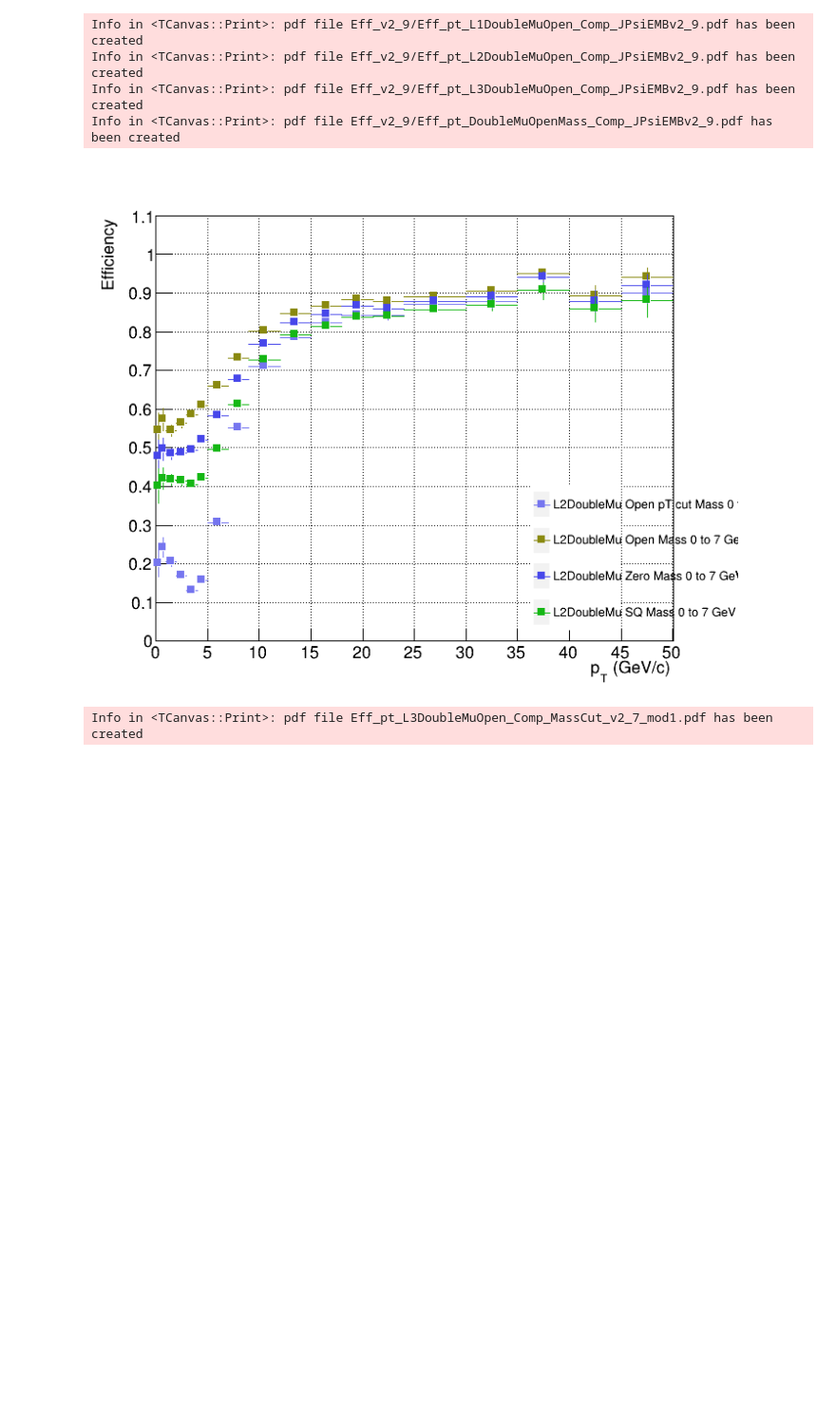
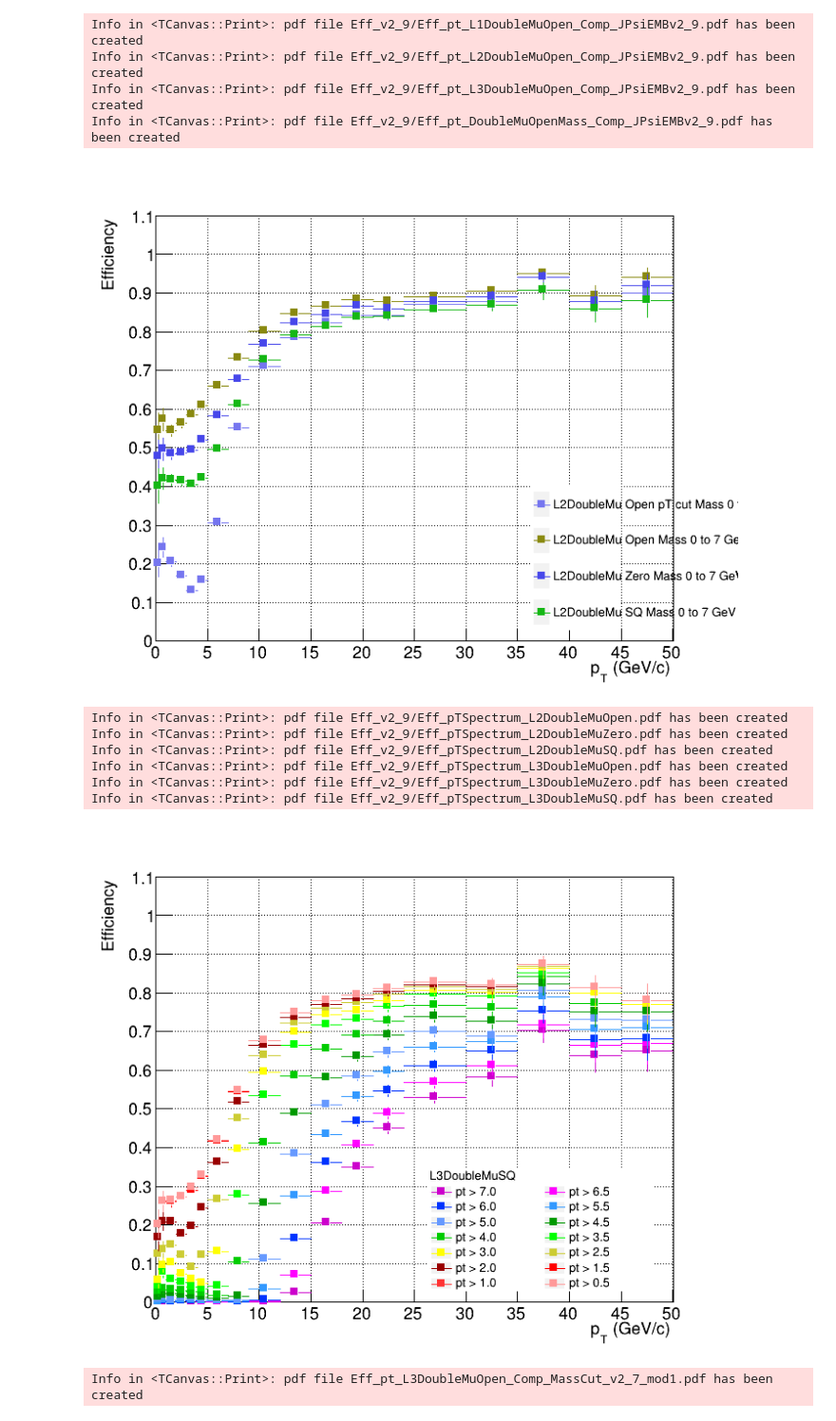
Before and after one commit to vince502/EffCalc, a Jupyter notebook: GetEfficiency.ipynb, the cells around one changed output. Shown at 95% size. Saved outputs shown, nothing was run; the diff lists cells and outputs as text; code cells hidden in the pictures; blank space fills up the shorter version.

```diff
--- a/GetEfficiency.ipynb
+++ b/GetEfficiency.ipynb
@@ -128,7 +129,8 @@ def DrawTrigSeq(trigDir, obj, canv, _and = False, _col = 221, _leg = 0, _disc =
 f_out1 = TFile.Open("output_Data2018_v2_6.root")
 # f_out2 = TFile.Open("output_Data2018_v2_7_mod1.root")
 # f_out2 = TFile.Open("output_JPsiEMB_v2_9.root")
-f_out2 = TFile.Open("output_JPsiEMB_v2_9.root")
+f_out2 = TFile.Open("output_JPsiEMB_v2_9_test2.root")
+f_out3 = TFile.Open("output_JPsiEMB_v2_9.root")
 
 ver1 = "v2_9"
 pltdir = "Eff_%s" % ver1
@@ -163,9 +165,9 @@ leg.Clear()
 # canv, leg = DrawTrigSeq(f_out1.Get("L2DoubleMuZero"), 'pt', canv, _and = True, _col = 221, _leg = leg, _disc = "L2DoubleMuZero v2-6")
 # canv, leg = DrawTrigSeq(f_out1.Get("L2DoubleMuSQ"), 'pt', canv, _and = True, _col = 208, _leg = leg, _disc = "L2DoubleMu SQ v2-6")
 
-canv, leg = DrawTrigSeq(f_out2.Get("L2DoubleMuOpen"), 'pt_3p5', canv, _and = False, _col = 216, _leg = leg, _disc = "L2DoubleMuOpen %s" % ver1)
-canv, leg = DrawTrigSeq(f_out2.Get("L2DoubleMuZero"), 'pt_3p5', canv, _and = True, _col = 211, _leg = leg, _disc = "L2DoubleMuZero %s" % ver1)
-canv, leg = DrawTrigSeq(f_out2.Get("L2DoubleMuSQ"), 'pt_3p5', canv, _and = True, _col = 95, _leg = leg, _disc = "L2DoubleMu SQ %s" % ver1)
+canv, leg = DrawTrigSeq(f_out2.Get("L2DoubleMuOpen"), 'pt', canv, _and = False, _col = 216, _leg = leg, _disc = "L2DoubleMuOpen %s" % ver1)
+canv, leg = DrawTrigSeq(f_out2.Get("L2DoubleMuZero"), 'pt', canv, _and = True, _col = 211, _leg = leg, _disc = "L2DoubleMuZero %s" % ver1)
+canv, leg = DrawTrigSeq(f_out2.Get("L2DoubleMuSQ"), 'pt', canv, _and = True, _col = 95, _leg = leg, _disc = "L2DoubleMu SQ %s" % ver1)
 
 # canv, leg = DrawTrigSeq(f_leg.Get("HLT_HIL2DoubleMuOpen_v"), 'pt', canv, _and = True, _col = 2, _leg = leg, _disc = "HLT_HIL2DoubleMu0_Legacy_v")
 leg.SetX1(0.17)
@@ -179,12 +181,15 @@ leg.Clear()
 # canv, leg = DrawTrigSeq(f_out1.Get("L3DoubleMuZero"), 'pt', canv, _and = True, _col = 221, _leg = leg, _disc = "L3DoubleMuZero v2-6")
 # canv, leg = DrawTrigSeq(f_out1.Get("L3DoubleMuSQ"), 'pt', canv, _and = True, _col = 208, _leg = leg, _disc = "L3DoubleMu SQ v2-6")
 
-canv, leg = DrawTrigSeq(f_out2.Get("L3DoubleMuOpen"), 'pt_3p5', canv, _and = False, _col = 216, _leg = leg, _disc = "L3DoubleMuOpen %s" % ver1)
-canv, leg = DrawTrigSeq(f_out2.Get("L3DoubleMuZero"), 'pt_3p5', canv, _and = True, _col = 211, _leg = leg, _disc = "L3DoubleMuZero %s" % ver1)
-canv, leg = DrawTrigSeq(f_out2.Get("L3DoubleMuSQ"), 'pt_3p5', canv, _and = True, _col = 95, _leg = leg, _disc = "L3DoubleMu SQ %s" % ver1)
+canv, leg = DrawTrigSeq(f_out2.Get("L3DoubleMuOpen"), 'pt', canv, _and = False, _col = 216, _leg = leg, _disc = "dR <0.1 L3DoubleMuOpen %s" % ver1)
+# canv, leg = DrawTrigSeq(f_out2.Get("L3DoubleMuZero"), 'pt', canv, _and = True, _col = 211, _leg = leg, _disc = "dR <0.1 L3DoubleMuZero %s" % ver1)
+# canv, leg = DrawTrigSeq(f_out2.Get("L3DoubleMuSQ"), 'pt', canv, _and = True, _col = 95, _leg = leg, _disc = "dR <0.1 L3DoubleMu SQ %s" % ver1)
+canv, leg = DrawTrigSeq(f_out3.Get("L3DoubleMuOpen"), 'pt', canv, _and = True, _col = 219, _leg = leg, _disc = "dR <0.3 L3DoubleMuOpen %s" % ver1)
+# canv, leg = DrawTrigSeq(f_out3.Get("L3DoubleMuZero"), 'pt', canv, _and = True, _col = 215, _leg = leg, _disc = "dR <0.3 L3DoubleMuZero %s" % ver1)
+# canv, leg = DrawTrigSeq(f_out3.Get("L3DoubleMuSQ"), 'pt', canv, _and = True, _col = 98, _leg = leg, _disc = "dR <0.3 L3DoubleMu SQ %s" % ver1)
 
 #canv, leg = DrawTrigSeq(f_leg.Get("HLT_HIL3DoubleMuOpen_v"), 'pt', canv, _and = True, _col = 2, _leg = leg, _disc = "HLT_HIL3DoubleMu0_Legacy_v")
-leg.SetX1(0.72);leg.SetX2(0.82);leg.SetY1(0.12);leg.SetY2(0.39);
+leg.SetX1(0.52);leg.SetX2(0.82);leg.SetY1(0.12);leg.SetY2(0.39);
 leg.SetNColumns(1)
 leg.DrawClone()
 leg.Clear()
@@ -221,6 +226,44 @@ Info in <TCanvas::Print>: pdf file Eff_v2_9/Eff_pt_L2DoubleMuOpen_Comp_JPsiEMBv2
 Info in <TCanvas::Print>: pdf file Eff_v2_9/Eff_pt_L3DoubleMuOpen_Comp_JPsiEMBv2_9.pdf has been created
 Info in <TCanvas::Print>: pdf file Eff_v2_9/Eff_pt_DoubleMuOpenMass_Comp_JPsiEMBv2_9.pdf has been created
 [figure]
+# %%
+leg.Clear()
+leg.SetX1(0.52);leg.SetX2(0.87);leg.SetY1(0.12);leg.SetY2(0.35); tg = "L2DoubleMuOpen"
+canv, leg = DrawTrigPTSeq(f_out2.Get( tg ), canv,  _leg = leg, _header = tg )
+canv.SaveAs("Eff_%s/Eff_pTSpectrum_%s.pdf" % (ver1, tg) )
+
+leg.Clear()
+leg.SetX1(0.52);leg.SetX2(0.87);leg.SetY1(0.12);leg.SetY2(0.35); tg = "L2DoubleMuZero"
+canv, leg = DrawTrigPTSeq(f_out2.Get( tg ), canv,  _leg = leg, _header = tg )
+canv.SaveAs("Eff_%s/Eff_pTSpectrum_%s.pdf" % (ver1, tg) )
+
+leg.Clear()
+leg.SetX1(0.52);leg.SetX2(0.87);leg.SetY1(0.12);leg.SetY2(0.35); tg = "L2DoubleMuSQ"
+canv, leg = DrawTrigPTSeq(f_out2.Get( tg ), canv,  _leg = leg, _header = tg )
+canv.SaveAs("Eff_%s/Eff_pTSpectrum_%s.pdf" % (ver1, tg) )
+
+leg.Clear()
+leg.SetX1(0.52);leg.SetX2(0.87);leg.SetY1(0.12);leg.SetY2(0.35); tg = "L3DoubleMuOpen"
+canv, leg = DrawTrigPTSeq(f_out2.Get( tg ), canv,  _leg = leg, _header = tg )
+canv.SaveAs("Eff_%s/Eff_pTSpectrum_%s.pdf" % (ver1, tg) )
+
+leg.Clear()
+leg.SetX1(0.52);leg.SetX2(0.87);leg.SetY1(0.12);leg.SetY2(0.35); tg = "L3DoubleMuZero"
+canv, leg = DrawTrigPTSeq(f_out2.Get( tg ), canv,  _leg = leg, _header = tg )
+canv.SaveAs("Eff_%s/Eff_pTSpectrum_%s.pdf" % (ver1, tg) )
+
+leg.Clear()
+leg.SetX1(0.52);leg.SetX2(0.87);leg.SetY1(0.12);leg.SetY2(0.35); tg = "L3DoubleMuSQ"
+canv, leg = DrawTrigPTSeq(f_out2.Get( tg ), canv,  _leg = leg, _header = tg )
+canv.SaveAs("Eff_%s/Eff_pTSpectrum_%s.pdf" % (ver1, tg) )
+# %% [output]
+Info in <TCanvas::Print>: pdf file Eff_v2_9/Eff_pTSpectrum_L2DoubleMuOpen.pdf has been created
+Info in <TCanvas::Print>: pdf file Eff_v2_9/Eff_pTSpectrum_L2DoubleMuZero.pdf has been created
+Info in <TCanvas::Print>: pdf file Eff_v2_9/Eff_pTSpectrum_L2DoubleMuSQ.pdf has been created
+Info in <TCanvas::Print>: pdf file Eff_v2_9/Eff_pTSpectrum_L3DoubleMuOpen.pdf has been created
+Info in <TCanvas::Print>: pdf file Eff_v2_9/Eff_pTSpectrum_L3DoubleMuZero.pdf has been created
+Info in <TCanvas::Print>: pdf file Eff_v2_9/Eff_pTSpectrum_L3DoubleMuSQ.pdf has been created
+[figure, added]
 # %%
 leg.SetNColumns(1)
 canv, leg = DrawTrigSeq(f_out1.Get("L3DoubleMuOpen_drMax3p5_M0to7_Open"), 'pt', canv, _col = 221, _leg = leg, _disc = "L3Dimu M0~7 v2-6")
```
Also changed, not shown: parts of 4 cells of this notebook, 3 other files.
